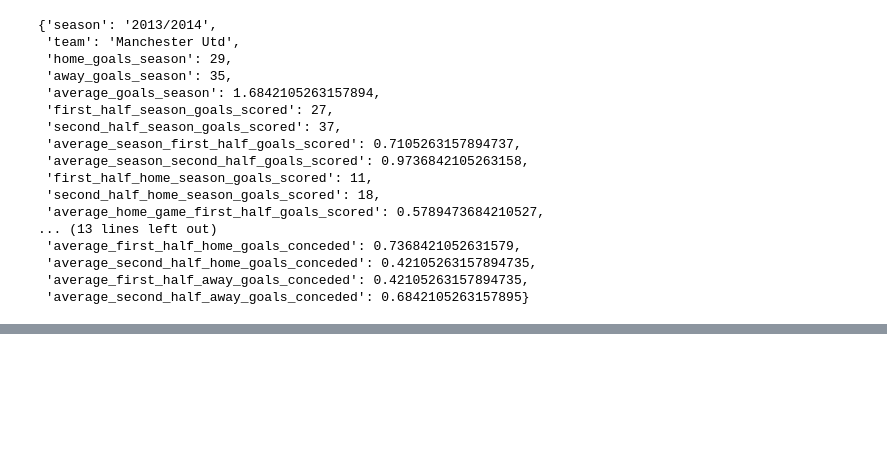
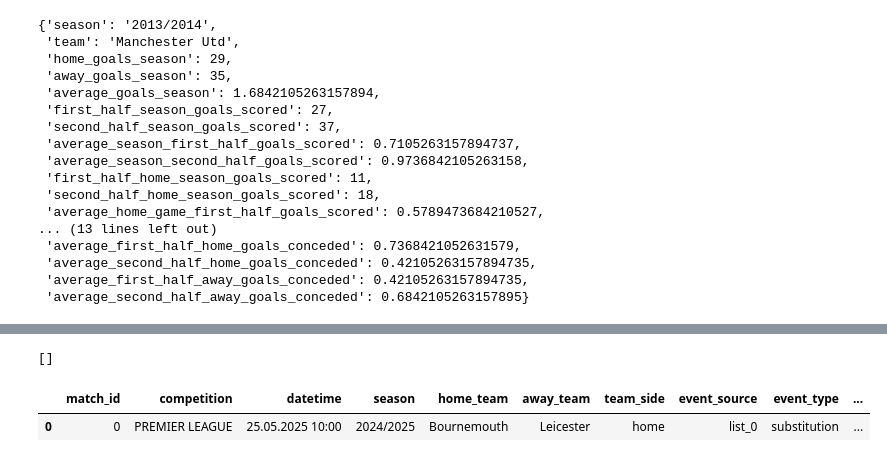
Before and after one commit to JuanesG22/football-project, a Jupyter notebook: statistic.ipynb, the cells around one changed output, grey strips where cells are left out. Cells and saved outputs as stored; diff of their text form; code cells hidden in the pictures; blank space fills up the shorter version.

```diff
--- a/statistic.ipynb
+++ b/statistic.ipynb
@@ -542,0 +658,20 @@ goals_stats_teams[-150]
+# %%
+premier_league_teams_df = pd.DataFrame(premier_league_teams, columns=['team_name'])
+premier_league_teams_df['created_at'] = pd.Timestamp.now()
+premier_league_teams_df['pk_team_id'] = [uuid.uuid4() for _ in range(len(premier_league_teams_df))]
+premier_league_teams_df['fk_country_id'] = pk_uk_id
+
+insert_to_db(database, port, db_name, password,
+             """INSERT INTO teams (team_name, created_at, pk_team_id, fk_country_id)
+                VALUES (%s, %s, %s, %s)""",
+                list(premier_league_teams_df.itertuples(index=False, name=None)))
+# %% [output]
+[]
+# %%
+# Generate a unique UUID for each match_id in df2
+df2['pk_match_id'] = df2['match_id'].map(lambda x: uuid.uuid4())
+# %%
+df2.head(1)
+# %% [output]
+|  | match_id | competition | datetime | season | home_team | away_team | team_side | event_source | event_type | ... |
+| 0 | 0 | PREMIER LEAGUE | 25.05.2025 10:00 | 2024/2025 | Bournemouth | Leicester | home | list_0 | substitution | ... |
```
Also changed, not shown: parts of 18 cells of this notebook.
